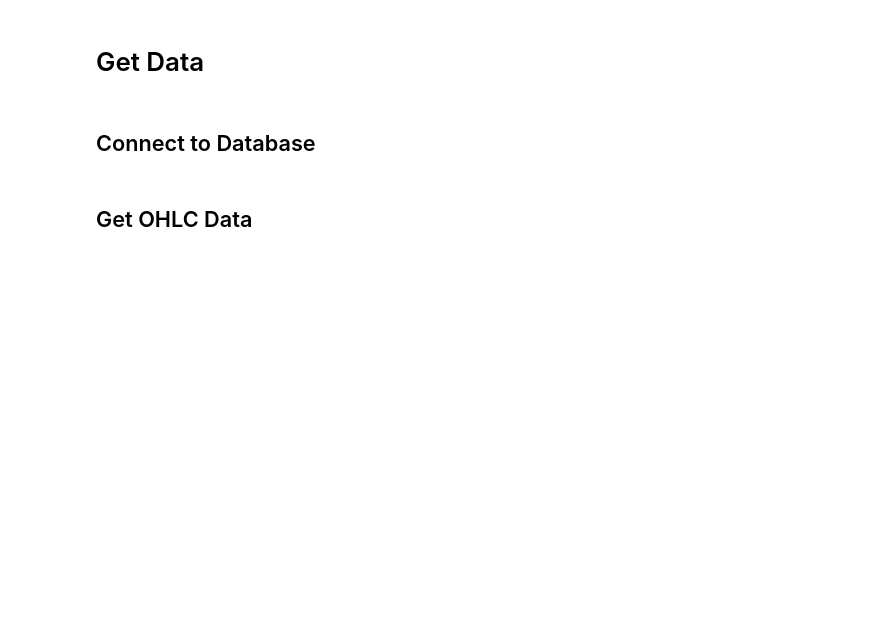
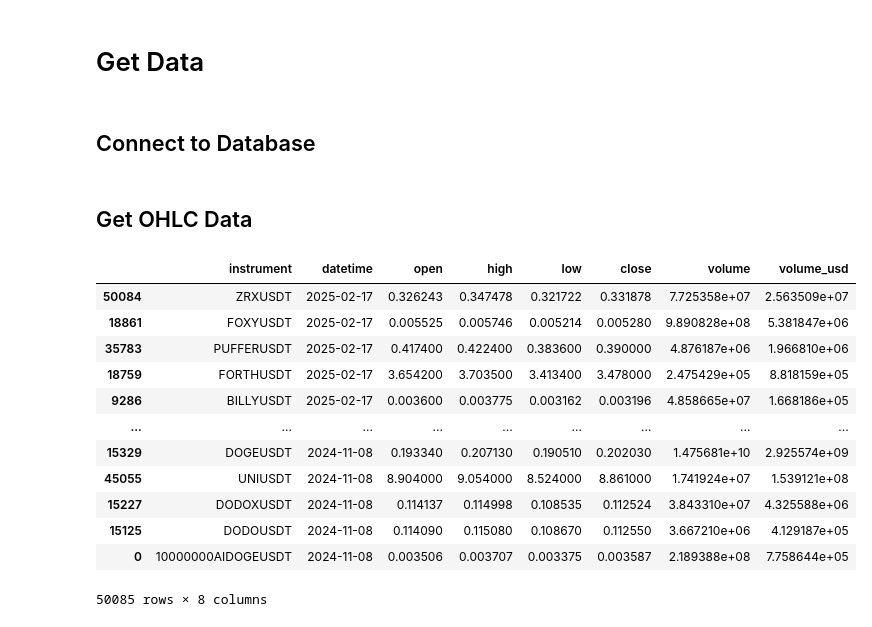
Before and after one commit to quantfiction/crypto_trading, a Jupyter notebook: notebooks/bnf_trading_notebook2.ipynb, the cells around one changed output. Drawn from its saved outputs; the diff is of its cells as text; code cells hidden in the pictures; blank space fills up the shorter version.

```diff
--- a/notebooks/bnf_trading_notebook2.ipynb
+++ b/notebooks/bnf_trading_notebook2.ipynb
@@ -30,7 +44,7 @@ query_ohlc_1d = """
 
     FROM amberdata.ohlcv_perps_1d
     WHERE
-        CAST(datetime AS TIMESTAMP) >= NOW() - INTERVAL 101 DAY
+        CAST(datetime AS TIMESTAMP) >= NOW() - INTERVAL 102 DAY
         AND instrument IN (
             SELECT instrument
             FROM amberdata.exchange_reference
@@ -40,9 +54,28 @@ query_ohlc_1d = """
                 AND quote_symbol = 'USDT'
             )
     GROUP BY instrument, datetime
-    ORDER BY instrument ASC, datetime DESC
+    ORDER BY instrument ASC, datetime ASC
 """
-df_ohlc_1d = db.query_to_df(query_ohlc_1d)
+df_ohlc_1d = (
+    db.query_to_df(query_ohlc_1d)
+    .assign(volume_usd = lambda x: x['volume'] * x[['open','high','low','close']].mean(axis=1))
+)
+# %%
+df_ohlc_1d.sort_values('datetime', ascending=False)
+# %% [output]
+|  | instrument | datetime | open | high | low | close | volume | volume_usd |
+| 50084 | ZRXUSDT | 2025-02-17 | 0.326243 | 0.347478 | 0.321722 | 0.331878 | 7.725358e+07 | 2.563509e+07 |
+| 18861 | FOXYUSDT | 2025-02-17 | 0.005525 | 0.005746 | 0.005214 | 0.005280 | 9.890828e+08 | 5.381847e+06 |
+| 35783 | PUFFERUSDT | 2025-02-17 | 0.417400 | 0.422400 | 0.383600 | 0.390000 | 4.876187e+06 | 1.966810e+06 |
+| 18759 | FORTHUSDT | 2025-02-17 | 3.654200 | 3.703500 | 3.413400 | 3.478000 | 2.475429e+05 | 8.818159e+05 |
+| 9286 | BILLYUSDT | 2025-02-17 | 0.003600 | 0.003775 | 0.003162 | 0.003196 | 4.858665e+07 | 1.668186e+05 |
+| ... | ... | ... | ... | ... | ... | ... | ... | ... |
+| 15329 | DOGEUSDT | 2024-11-08 | 0.193340 | 0.207130 | 0.190510 | 0.202030 | 1.475681e+10 | 2.925574e+09 |
+| 45055 | UNIUSDT | 2024-11-08 | 8.904000 | 9.054000 | 8.524000 | 8.861000 | 1.741924e+07 | 1.539121e+08 |
+| 15227 | DODOXUSDT | 2024-11-08 | 0.114137 | 0.114998 | 0.108535 | 0.112524 | 3.843310e+07 | 4.325588e+06 |
+| 15125 | DODOUSDT | 2024-11-08 | 0.114090 | 0.115080 | 0.108670 | 0.112550 | 3.667210e+06 | 4.129187e+05 |
+| 0 | 10000000AIDOGEUSDT | 2024-11-08 | 0.003506 | 0.003707 | 0.003375 | 0.003587 | 2.189388e+08 | 7.758644e+05 |
+50085 rows × 8 columns
 # %%
 query_highest_volume = """
 WITH LatestDatePerInstrument AS (
```
Also changed, not shown: parts of 52 cells of this notebook, 16 other files.
